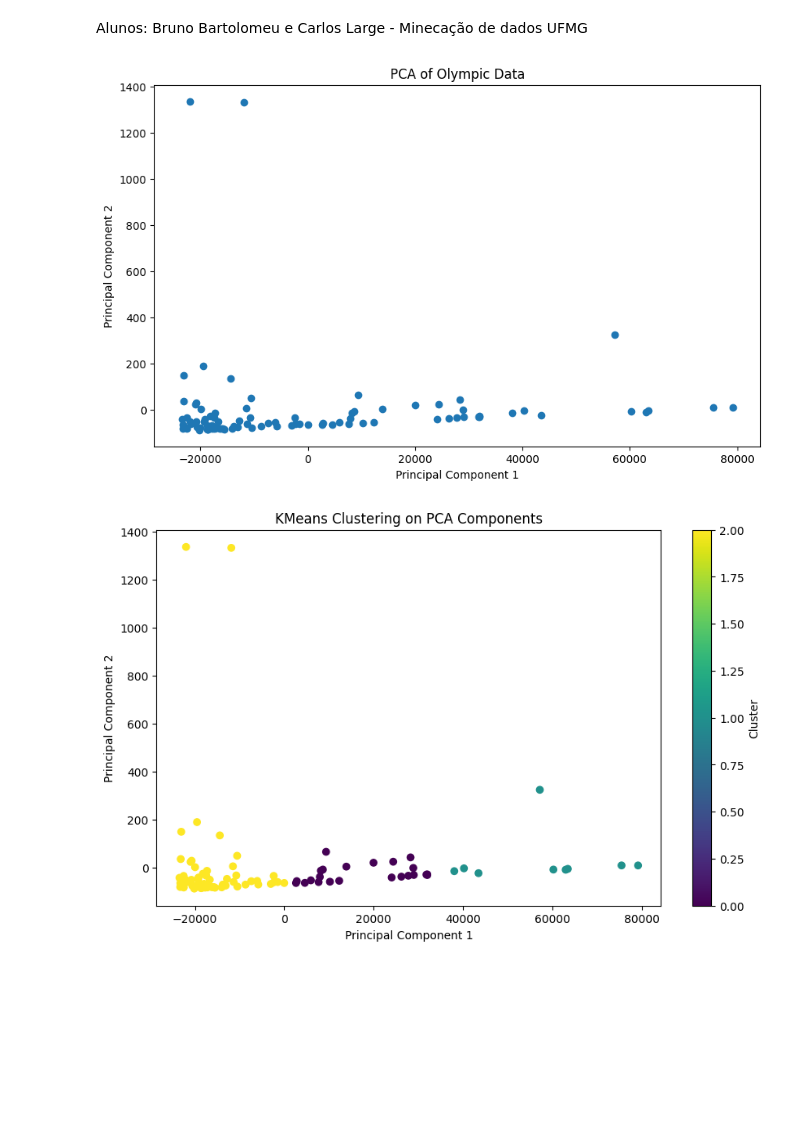
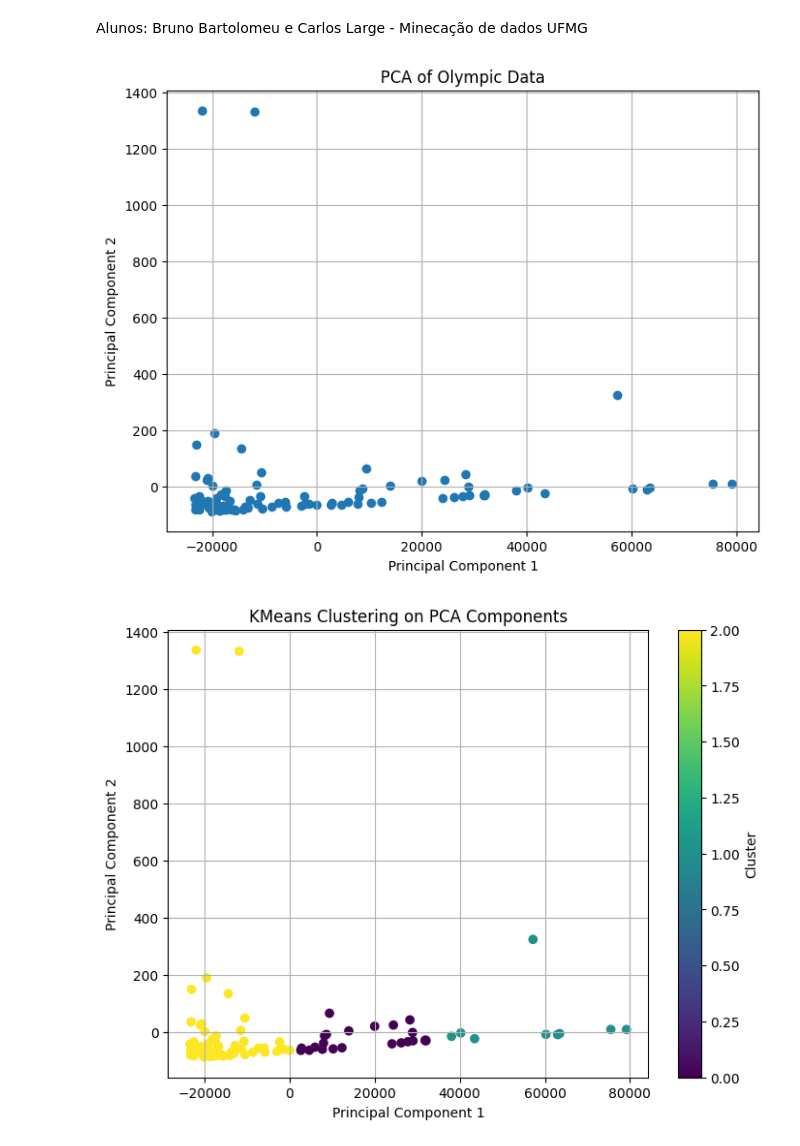
Before and after one commit to Bmartins25/Mineracao_de_dados_and_LLM_UFMG, a Jupyter notebook: TP2_Disciplina_Mineracao_Dados.ipynb, the cells around one changed output. Saved outputs shown, nothing was run; the diff lists cells and outputs as text; code cells hidden in the pictures; blank space fills up the shorter version.

```diff
--- a/TP2_Disciplina_Mineracao_Dados.ipynb
+++ b/TP2_Disciplina_Mineracao_Dados.ipynb
@@ -23,29 +23,31 @@ pca = PCA(n_components=2)
 pca_result = pca.fit_transform(numeric_data)
 # %%
 # Gráfico do resultado do PCA
-plt.figure(figsize=(10, 6))
+plt.figure(figsize=(8, 6))
 plt.scatter(pca_result[:, 0], pca_result[:, 1])
 plt.title('PCA of Olympic Data')
 plt.xlabel('Principal Component 1')
 plt.ylabel('Principal Component 2')
+plt.grid(True)
 plt.show()
 # %% [output]
-[figure, old version]
+[figure, new version]
 # %%
 # Aplicar KMeans clustering com 3 clusters
 kmeans = KMeans(n_clusters=3, random_state=0)
 clusters = kmeans.fit_predict(numeric_data)
 # %%
 # Gráfico do resultado da clusterização KMeans nos componentes do PCA
-plt.figure(figsize=(10, 6))
+plt.figure(figsize=(8, 6))
 plt.scatter(pca_result[:, 0], pca_result[:, 1], c=clusters, cmap='viridis')
 plt.title('KMeans Clustering on PCA Components')
 plt.xlabel('Principal Component 1')
 plt.ylabel('Principal Component 2')
 plt.colorbar(label='Cluster')
+plt.grid(True)
 plt.show()
 # %% [output]
-[figure, old version]
+[figure, new version]
 # %%
 # Preparo dos dados para análise de regressão
 X = data[['gdp', 'population']]
```
Also changed, not shown: parts of 1 cell of this notebook.
